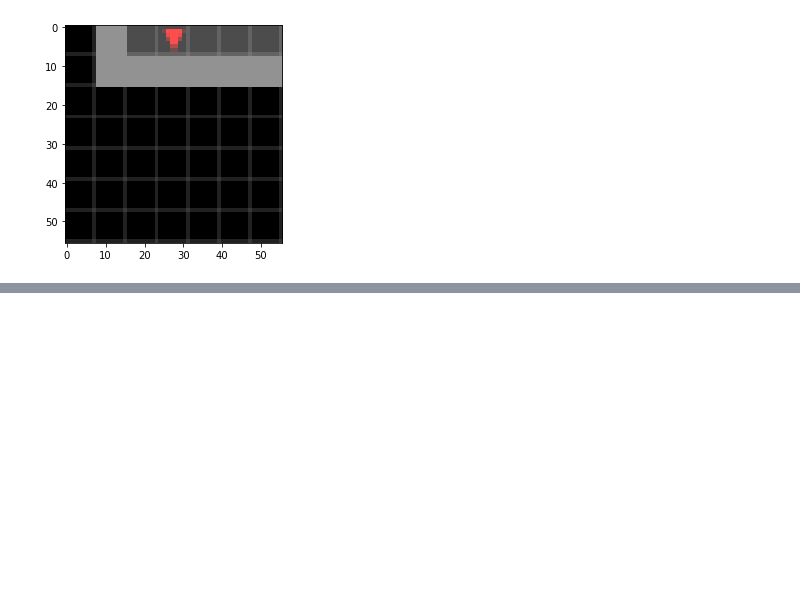
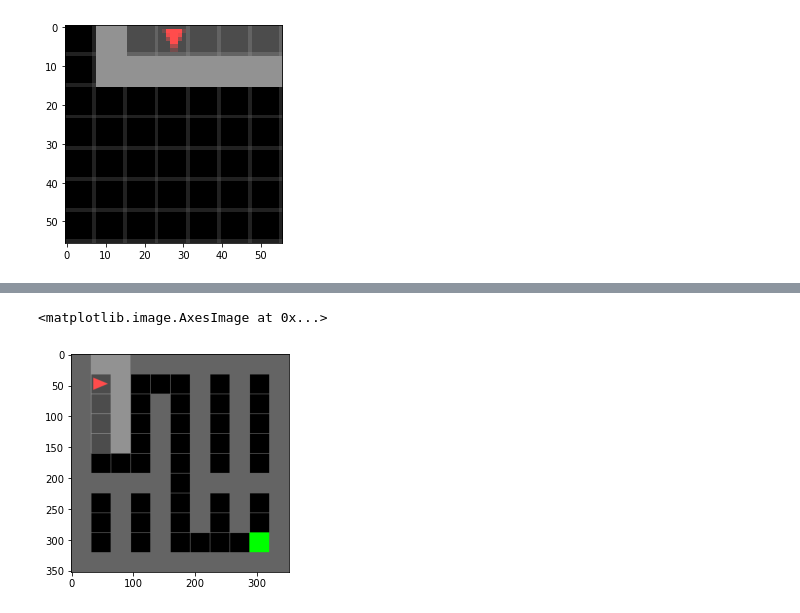
Before and after one commit to AdamJelley/POEM, a Jupyter notebook: analyse_trajectories.ipynb, the cells around one changed output, grey strips where cells are left out. Drawn from its saved outputs; the diff is of its cells as text; code cells hidden in the pictures; blank space fills up the shorter version.

```diff
--- a/analyse_trajectories.ipynb
+++ b/analyse_trajectories.ipynb
@@ -551,0 +550,5 @@ tensor([1, 0, 0, 0])
+# %%
+plt.imshow(env_copy.render("rgb_array"))
+# %% [output]
+<matplotlib.image.AxesImage at 0x...>
+[figure, added]
```
Also changed, not shown: parts of 11 cells of this notebook, 3 other files.
